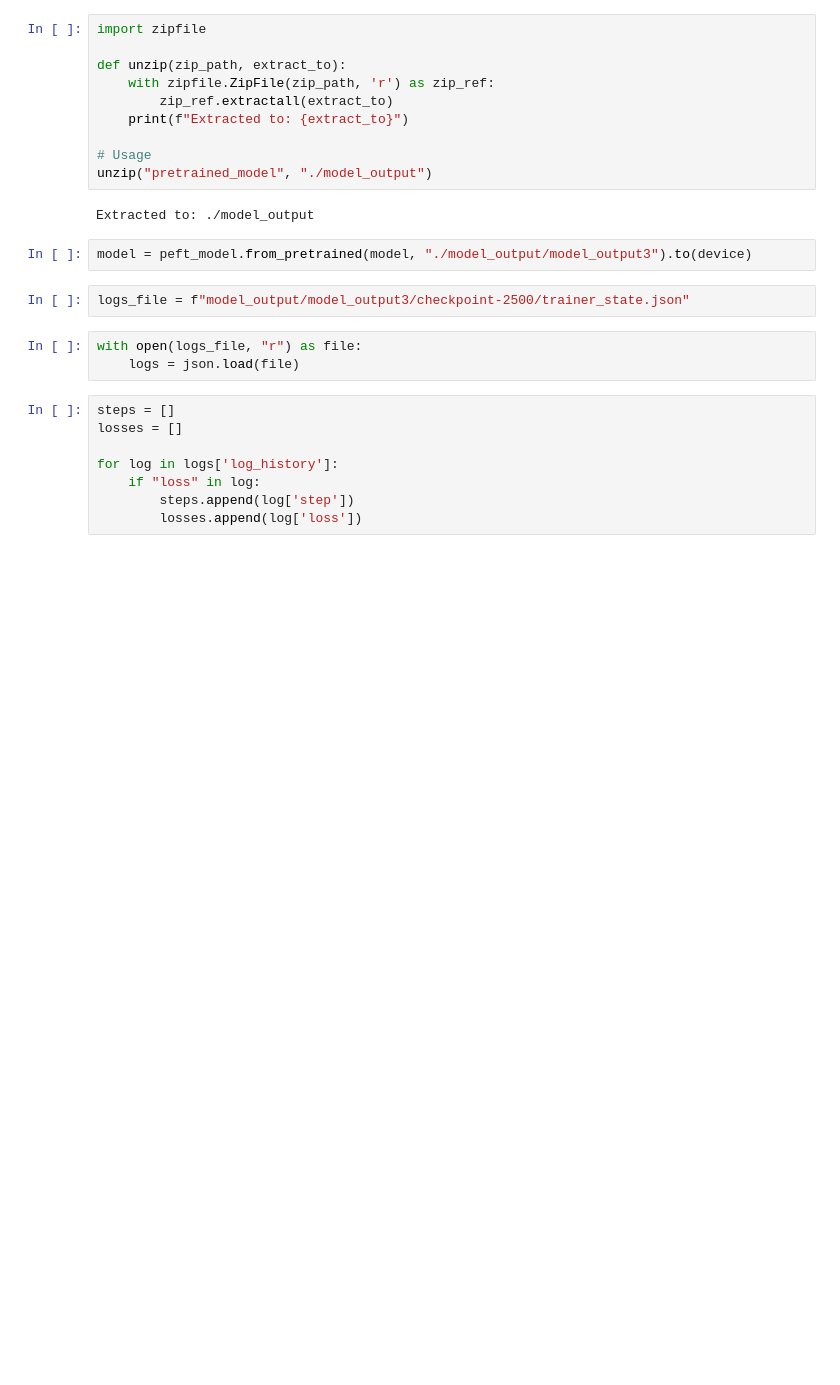
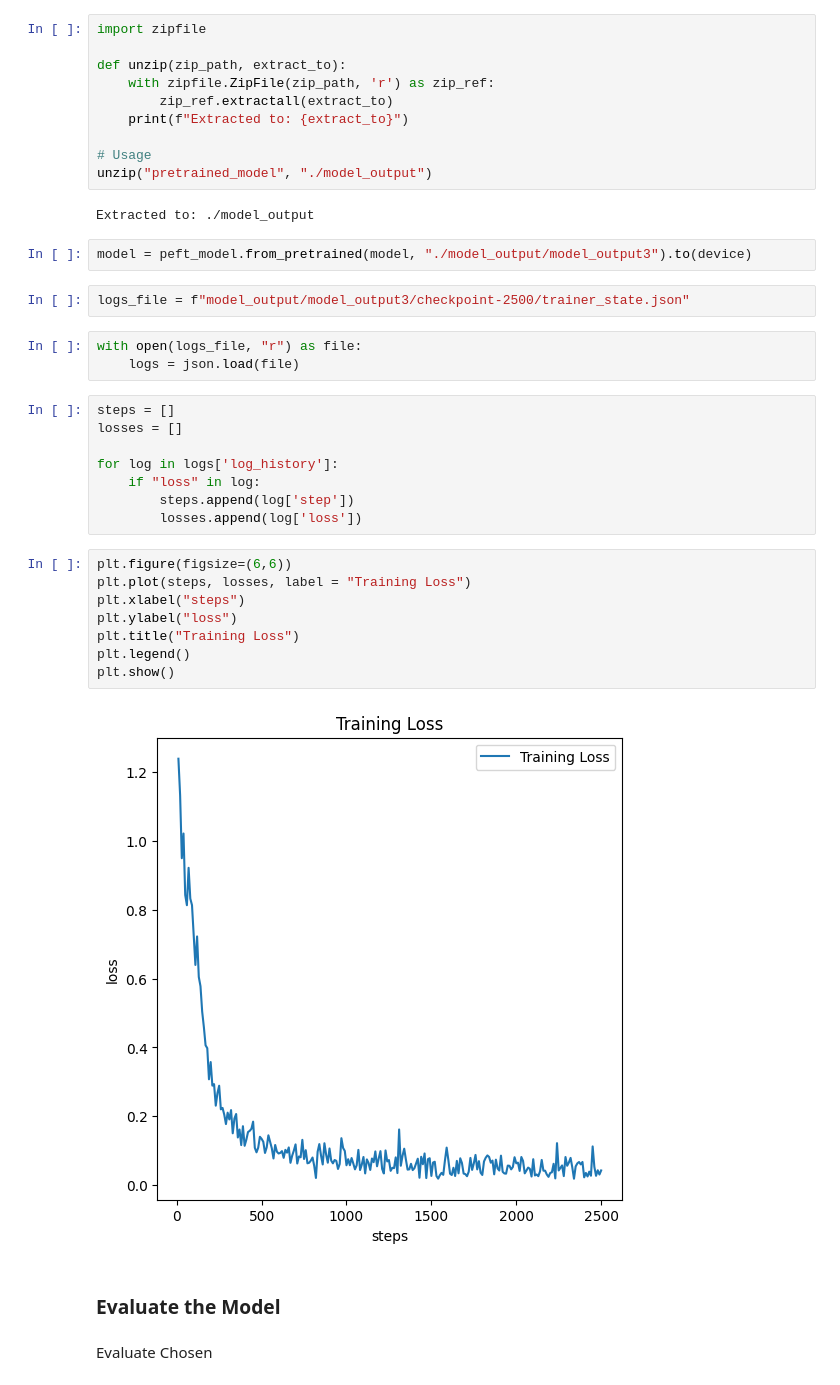
Before and after one commit to VishSeran/gpt2--reward-modeling, a Jupyter notebook: gpt2-reward-model.ipynb, the cells around one changed output. Cells and saved outputs as stored; diff of their text form; blank space fills up the shorter version.

```diff
--- a/gpt2-reward-model.ipynb
+++ b/gpt2-reward-model.ipynb
@@ -429,3 +429,17 @@ for log in logs['log_history']:
     if "loss" in log:
         steps.append(log['step'])
         losses.append(log['loss'])
+# %%
+plt.figure(figsize=(6,6))
+plt.plot(steps, losses, label = "Training Loss")
+plt.xlabel("steps")
+plt.ylabel("loss")
+plt.title("Training Loss")
+plt.legend()
+plt.show()
+# %% [output]
+[figure, added]
+# %% [markdown]
+### **Evaluate the Model**
+# %% [markdown]
+Evaluate Chosen
```
Also changed, not shown: parts of 1 cell of this notebook.
